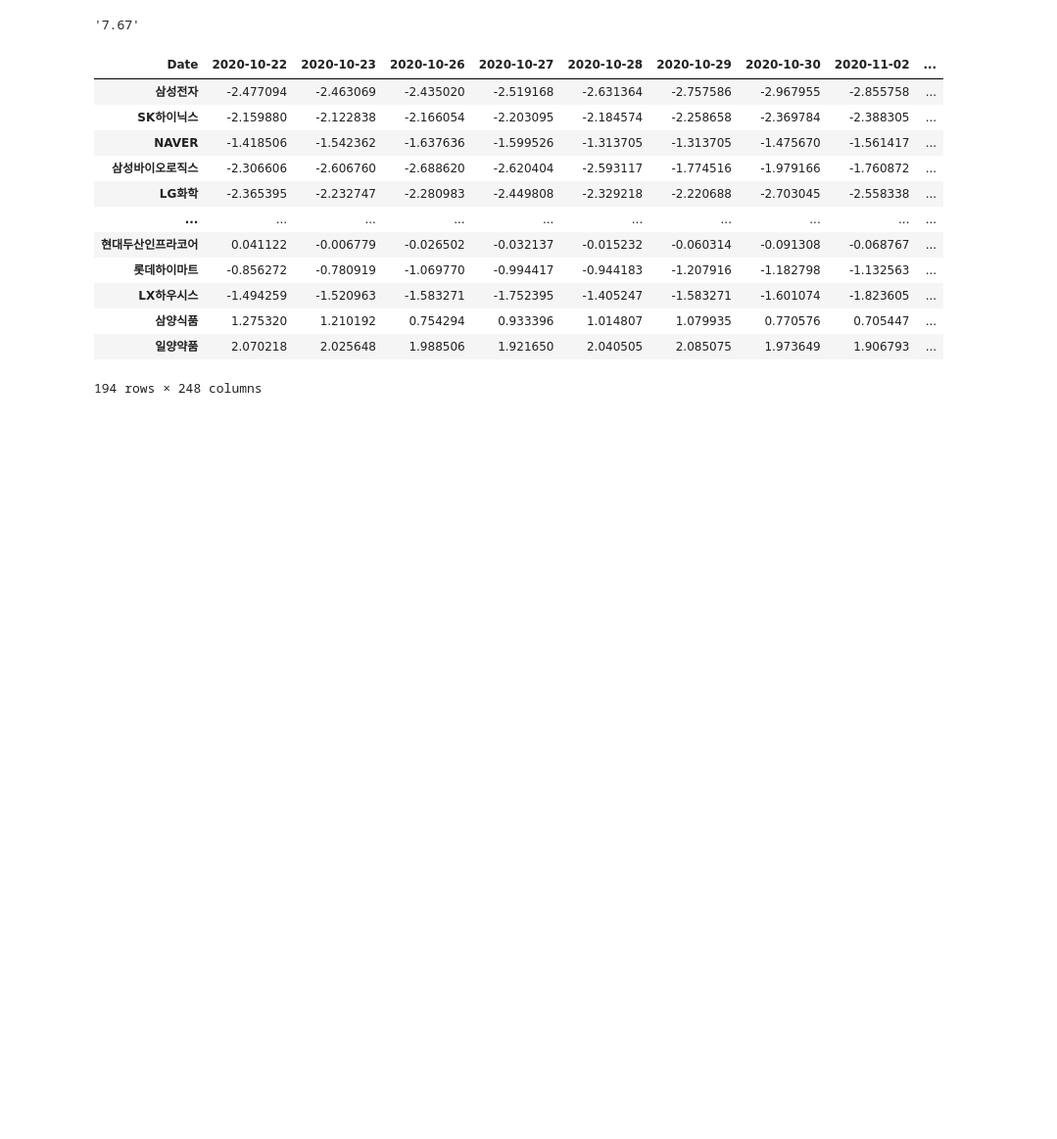
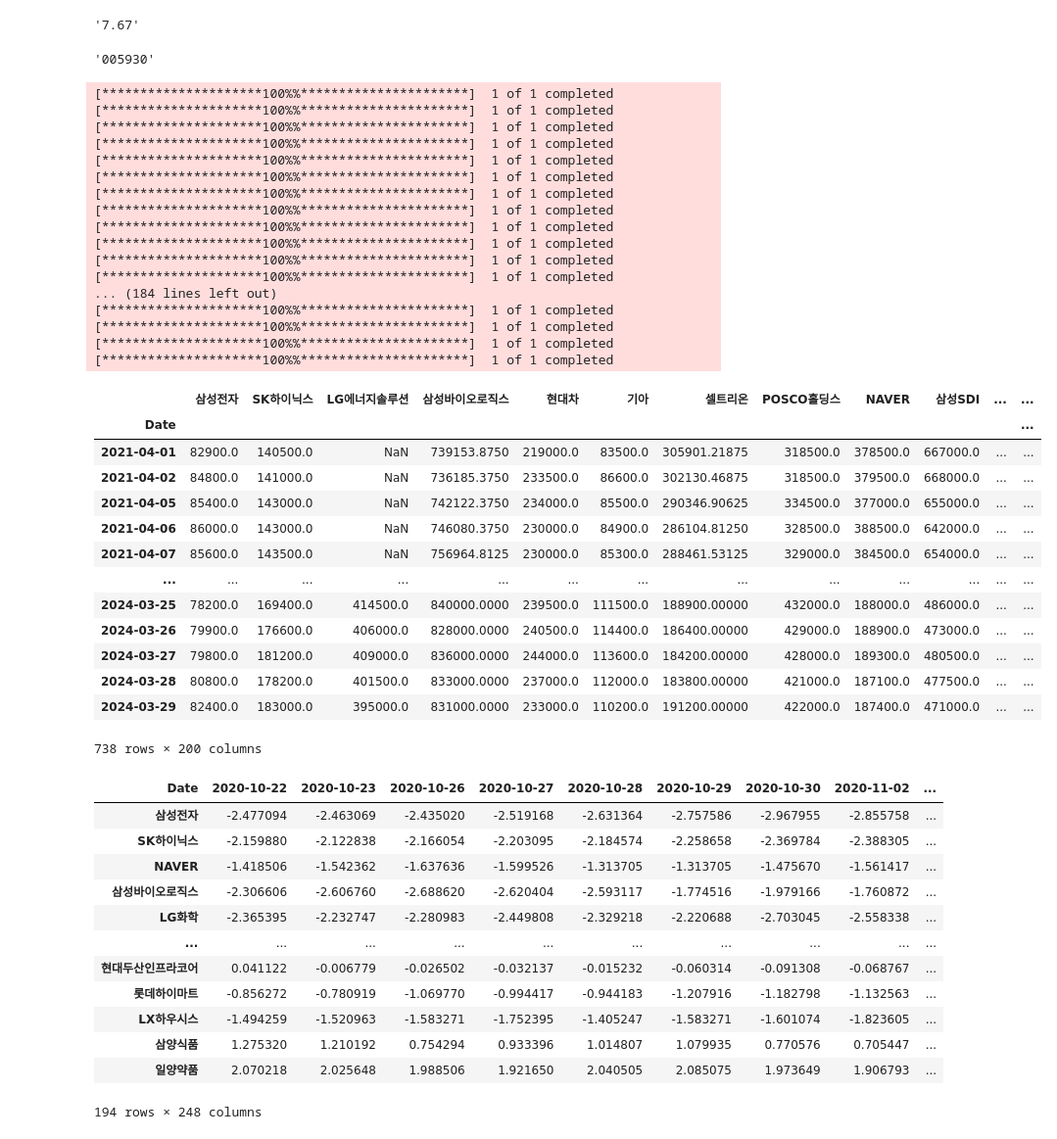
Before and after one commit to Dohyungh/PJT-Clustering-KOSPI200, a Jupyter notebook: ipynb/Data_Prep/크롤링 및 기타.ipynb, the cells around one changed output. Shown at 98% size. Cells and saved outputs as stored; diff of their text form; code cells hidden in the pictures; blank space fills up the shorter version.

```diff
--- a/ipynb/Data_Prep/크롤링 및 기타.ipynb
+++ b/ipynb/Data_Prep/크롤링 및 기타.ipynb
@@ -52,6 +53,7 @@ for j in range(1,21):
 
         name = page.select('td[class="ctg"]')[i].a.text
         name_lists.append(name)
-    time.sleep(2)
+    # time.sleep(2)
 # %%
-df2 = pd.DataFrame({"name": name_lists, "code": code_lists})
+df = pd.DataFrame({"name": name_lists, "code": code_lists})
+df
@@ -188,17 +204,53 @@ y = page.select("td[class='num']")[10].text
 y
 # %% [output]
 '7.67'
+# %%
+df.iloc[0]["code"]
+# %% [output]
+'005930'
 # %%
 # 크롤링 (시가, 종가, 최고가, 최저가)
 df_price = pd.DataFrame()
+yfin.pdr_override()
 
-code = "{}.ks"
-start = datetime(2020,10,22)
-end = datetime(2021,10,22)
+
+code = "{}.KS"
+start = datetime(2021,4,1)
+end = datetime(2024,4,1)
 
 for i in range(0,200):
-    df_price[df.iloc[i]["name"]] = pdr.DataReader(code.format(df.iloc[i]["code"]), 'yahoo', start, end)["Close"].copy()
-    time.sleep(1)
+    df_price[df.iloc[i]["name"]] = pdr.get_data_yahoo(code.format(df.iloc[i]["code"]), start, end)["Close"].copy()
+#     time.sleep(1)
 df_price
-
-#df_price.to_pickle('C:/Users/Dohyung/Desktop/데이터 마이닝/price.fkl')
+# %% [output]
+[*********************100%%**********************]  1 of 1 completed
+[*********************100%%**********************]  1 of 1 completed
+[*********************100%%**********************]  1 of 1 completed
+[*********************100%%**********************]  1 of 1 completed
+[*********************100%%**********************]  1 of 1 completed
+[*********************100%%**********************]  1 of 1 completed
+[*********************100%%**********************]  1 of 1 completed
+[*********************100%%**********************]  1 of 1 completed
+[*********************100%%**********************]  1 of 1 completed
+[*********************100%%**********************]  1 of 1 completed
+[*********************100%%**********************]  1 of 1 completed
+[*********************100%%**********************]  1 of 1 completed
+... (184 lines left out)
+[*********************100%%**********************]  1 of 1 completed
+[*********************100%%**********************]  1 of 1 completed
+[*********************100%%**********************]  1 of 1 completed
+[*********************100%%**********************]  1 of 1 completed
+|  | 삼성전자 | SK하이닉스 | LG에너지솔루션 | 삼성바이오로직스 | 현대차 | 기아 | 셀트리온 | POSCO홀딩스 | NAVER | 삼성SDI | ... | ... |
+| Date |  |  |  |  |  |  |  |  |  |  |  | ... |
+| 2021-04-01 | 82900.0 | 140500.0 | NaN | 739153.8750 | 219000.0 | 83500.0 | 305901.21875 | 318500.0 | 378500.0 | 667000.0 | ... | ... |
+| 2021-04-02 | 84800.0 | 141000.0 | NaN | 736185.3750 | 233500.0 | 86600.0 | 302130.46875 | 318500.0 | 379500.0 | 668000.0 | ... | ... |
+| 2021-04-05 | 85400.0 | 143000.0 | NaN | 742122.3750 | 234000.0 | 85500.0 | 290346.90625 | 334500.0 | 377000.0 | 655000.0 | ... | ... |
+| 2021-04-06 | 86000.0 | 143000.0 | NaN | 746080.3750 | 230000.0 | 84900.0 | 286104.81250 | 328500.0 | 388500.0 | 642000.0 | ... | ... |
+| 2021-04-07 | 85600.0 | 143500.0 | NaN | 756964.8125 | 230000.0 | 85300.0 | 288461.53125 | 329000.0 | 384500.0 | 654000.0 | ... | ... |
+| ... | ... | ... | ... | ... | ... | ... | ... | ... | ... | ... | ... | ... |
+| 2024-03-25 | 78200.0 | 169400.0 | 414500.0 | 840000.0000 | 239500.0 | 111500.0 | 188900.00000 | 432000.0 | 188000.0 | 486000.0 | ... | ... |
+| 2024-03-26 | 79900.0 | 176600.0 | 406000.0 | 828000.0000 | 240500.0 | 114400.0 | 186400.00000 | 429000.0 | 188900.0 | 473000.0 | ... | ... |
+| 2024-03-27 | 79800.0 | 181200.0 | 409000.0 | 836000.0000 | 244000.0 | 113600.0 | 184200.00000 | 428000.0 | 189300.0 | 480500.0 | ... | ... |
+| 2024-03-28 | 80800.0 | 178200.0 | 401500.0 | 833000.0000 | 237000.0 | 112000.0 | 183800.00000 | 421000.0 | 187100.0 | 477500.0 | ... | ... |
+| 2024-03-29 | 82400.0 | 183000.0 | 395000.0 | 831000.0000 | 233000.0 | 110200.0 | 191200.00000 | 422000.0 | 187400.0 | 471000.0 | ... | ... |
+738 rows × 200 columns
```
Also changed, not shown: parts of 3 cells of this notebook, 1 other file.
